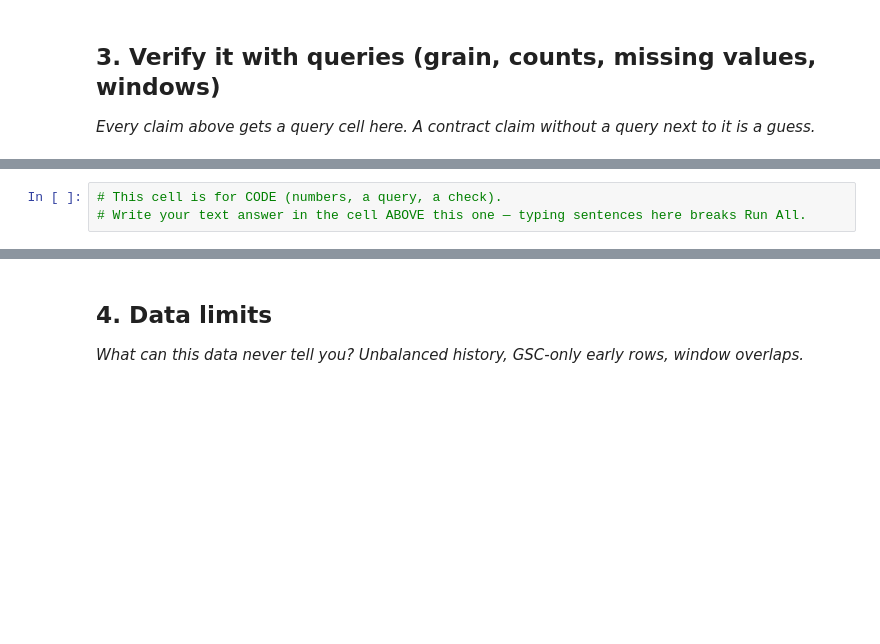
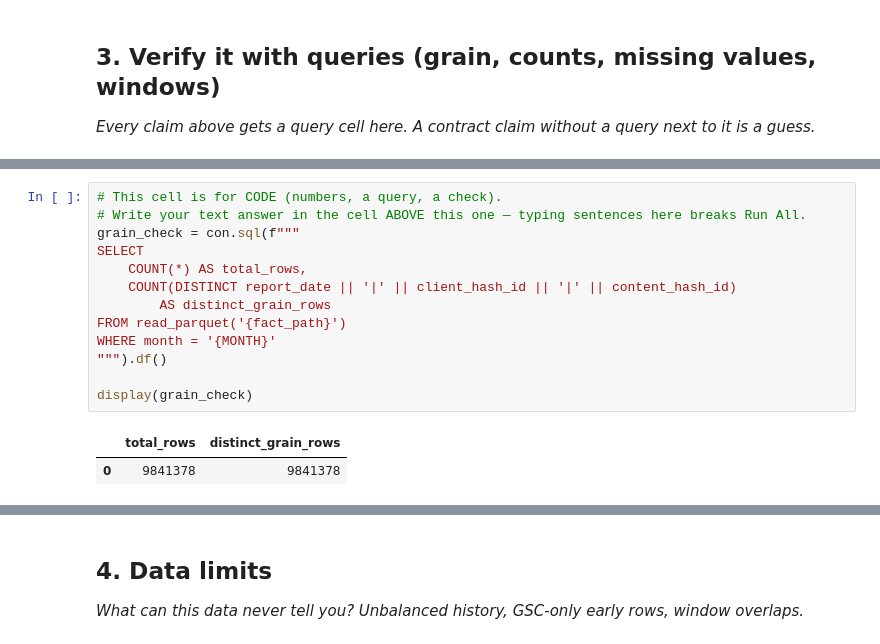
Before and after one commit to Tamanna-op/flyrank-ml-internship-task, a Jupyter notebook: work/notebooks/w03_data_contract.ipynb, the cells around one changed output, grey strips where cells are left out. Drawn from its saved outputs; the diff is of its cells as text; blank space fills up the shorter version.

```diff
--- a/work/notebooks/w03_data_contract.ipynb
+++ b/work/notebooks/w03_data_contract.ipynb
@@ -27,3 +103,16 @@ This skeleton is yours to fill. Work the sections **in order** — each one has
 # %%
 # This cell is for CODE (numbers, a query, a check).
 # Write your text answer in the cell ABOVE this one — typing sentences here breaks Run All.
+grain_check = con.sql(f"""
+SELECT
+    COUNT(*) AS total_rows,
+    COUNT(DISTINCT report_date || '|' || client_hash_id || '|' || content_hash_id)
+        AS distinct_grain_rows
+FROM read_parquet('{fact_path}')
+WHERE month = '{MONTH}'
+""").df()
+
+display(grain_check)
+# %% [output]
+|  | total_rows | distinct_grain_rows |
+| 0 | 9841378 | 9841378 |
```
Also changed, not shown: parts of 12 cells of this notebook.
